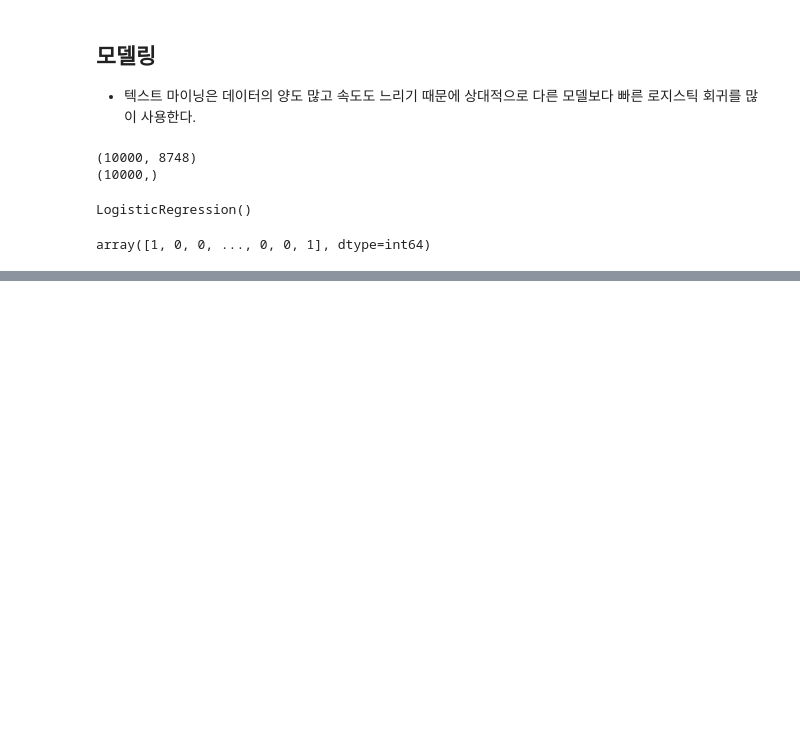
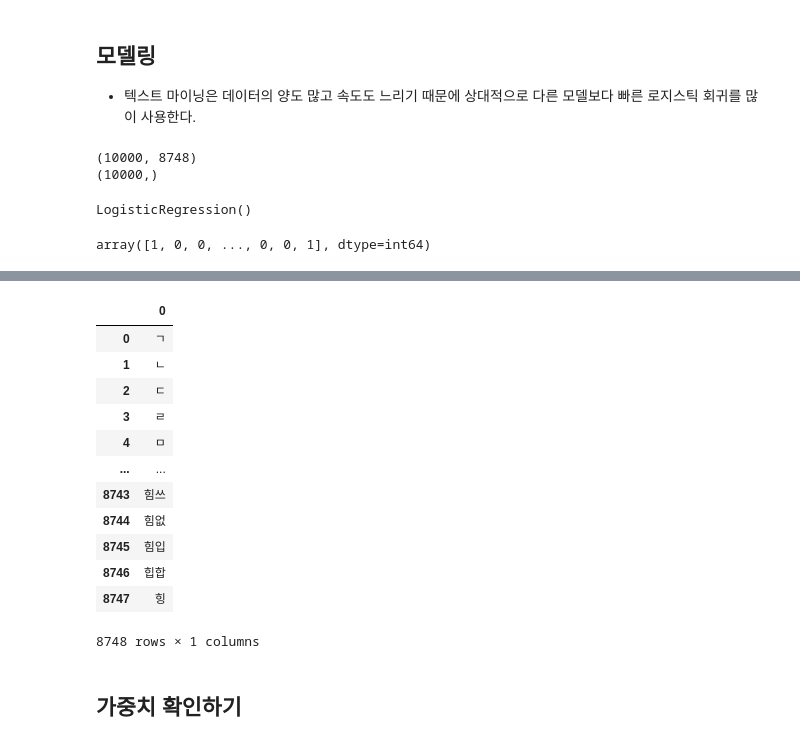
Before and after one commit to so1454/MachineLearning, a Jupyter notebook: ex12 네이버 영화리뷰 감성분석(텍스트마이닝).ipynb, the cells around one changed output, grey strips where cells are left out. Cells and saved outputs as stored; diff of their text form; code cells hidden in the pictures; blank space fills up the shorter version.

```diff
--- a/ex12 네이버 영화리뷰 감성분석(텍스트마이닝).ipynb
+++ b/ex12 네이버 영화리뷰 감성분석(텍스트마이닝).ipynb
@@ -372,0 +396,20 @@ print(f"'{review[0]}'는 {logi.predict_log_proba(vect_review)/max() * 100 : 2f}%
+# %%
+voc = pd.DataFrame(final_tf_idf.vocabulary_.keys(),
+                   index = final_tf_idf.vocabulary_.values())
+voc.sort_index()
+# %% [output]
+|  | 0 |
+| 0 | ㄱ |
+| 1 | ㄴ |
+| 2 | ㄷ |
+| 3 | ㄹ |
+| 4 | ㅁ |
+| ... | ... |
+| 8743 | 힘쓰 |
+| 8744 | 힘없 |
+| 8745 | 힘입 |
+| 8746 | 힙합 |
+| 8747 | 힝 |
+8748 rows × 1 columns
+# %% [markdown]
+## 가중치 확인하기
```
Also changed, not shown: parts of 3 cells of this notebook, 2 other files.
